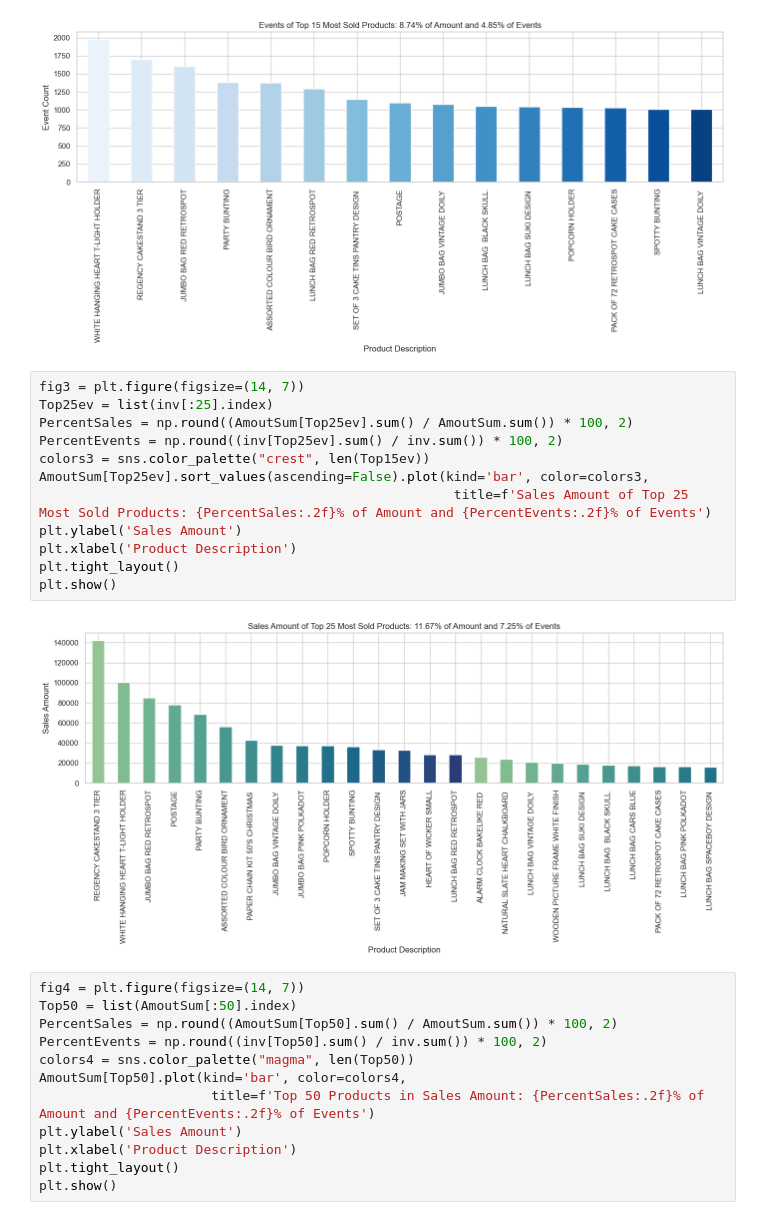
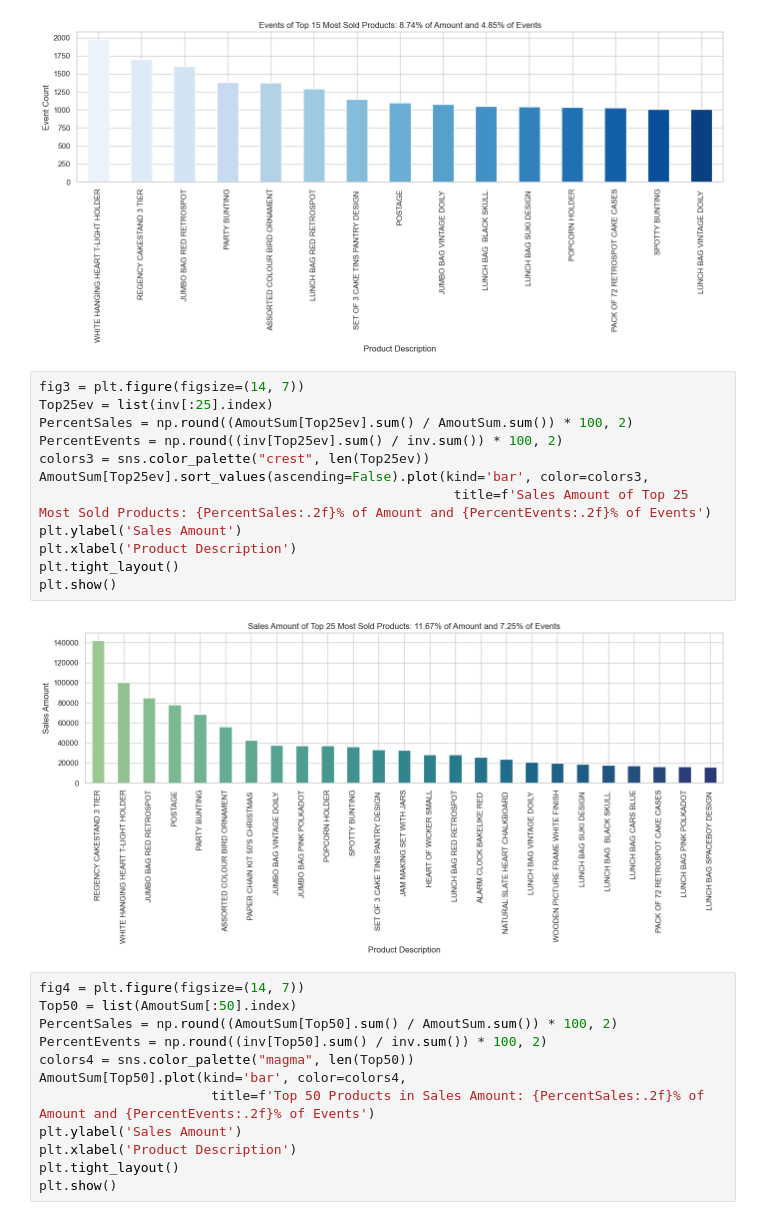
Before and after one commit to bharath03-a/CustomerSegmentationMarketAnalysis, a Jupyter notebook: notebooks/01_customer_segmention_techniques.ipynb, the cells around one changed output. Saved outputs shown, nothing was run; the diff lists cells and outputs as text.

Commit message:
rfm plots

```diff
--- a/notebooks/01_customer_segmention_techniques.ipynb
+++ b/notebooks/01_customer_segmention_techniques.ipynb
@@ -541,17 +545,17 @@ plt.show()
 # %%
 fig3 = plt.figure(figsize=(14, 7))
 Top25ev = list(inv[:25].index)
 PercentSales = np.round((AmoutSum[Top25ev].sum() / AmoutSum.sum()) * 100, 2)
 PercentEvents = np.round((inv[Top25ev].sum() / inv.sum()) * 100, 2)
-colors3 = sns.color_palette("crest", len(Top15ev))
+colors3 = sns.color_palette("crest", len(Top25ev))
 AmoutSum[Top25ev].sort_values(ascending=False).plot(kind='bar', color=colors3,
                                                      title=f'Sales Amount of Top 25 Most Sold Products: {PercentSales:.2f}% of Amount and {PercentEvents:.2f}% of Events')
 plt.ylabel('Sales Amount')
 plt.xlabel('Product Description')
 plt.tight_layout()
 plt.show()
 # %% [output]
-[figure, old version]
+[figure, new version]
 # %%
 fig4 = plt.figure(figsize=(14, 7))
 Top50 = list(AmoutSum[:50].index)
```
Also changed, not shown: parts of 24 cells of this notebook.
